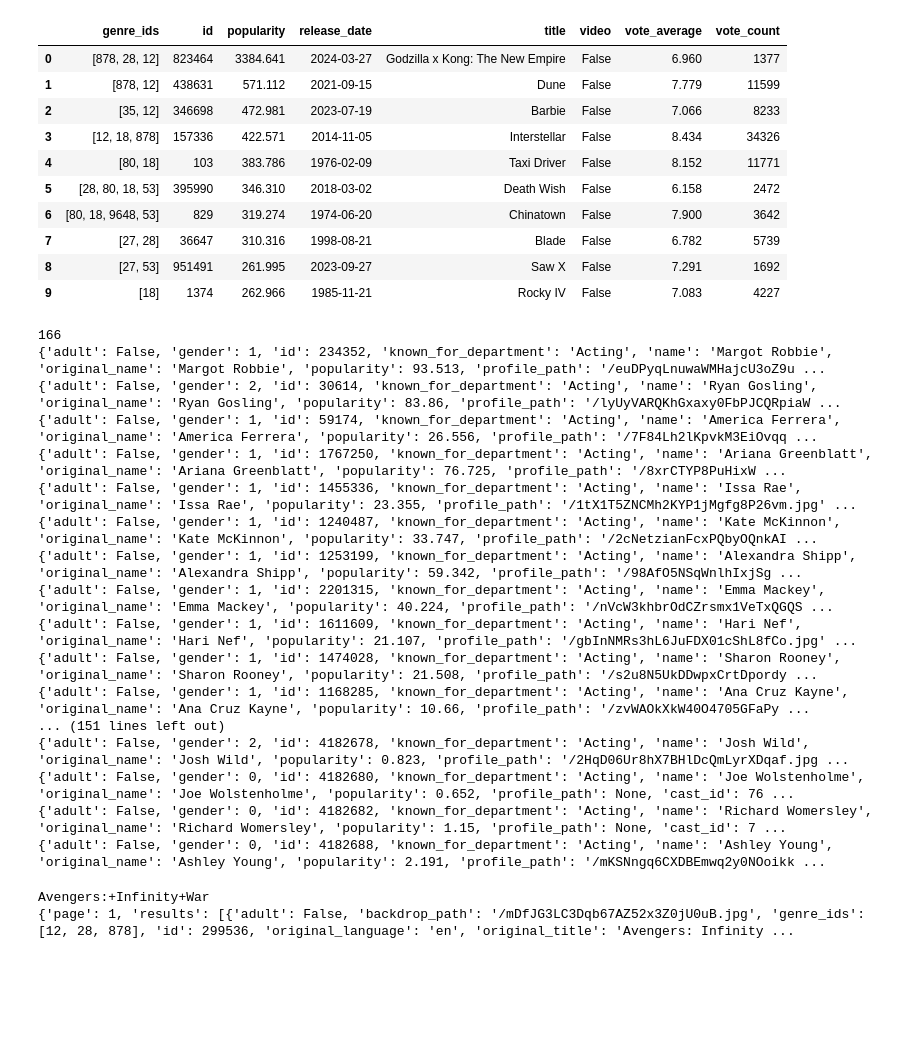
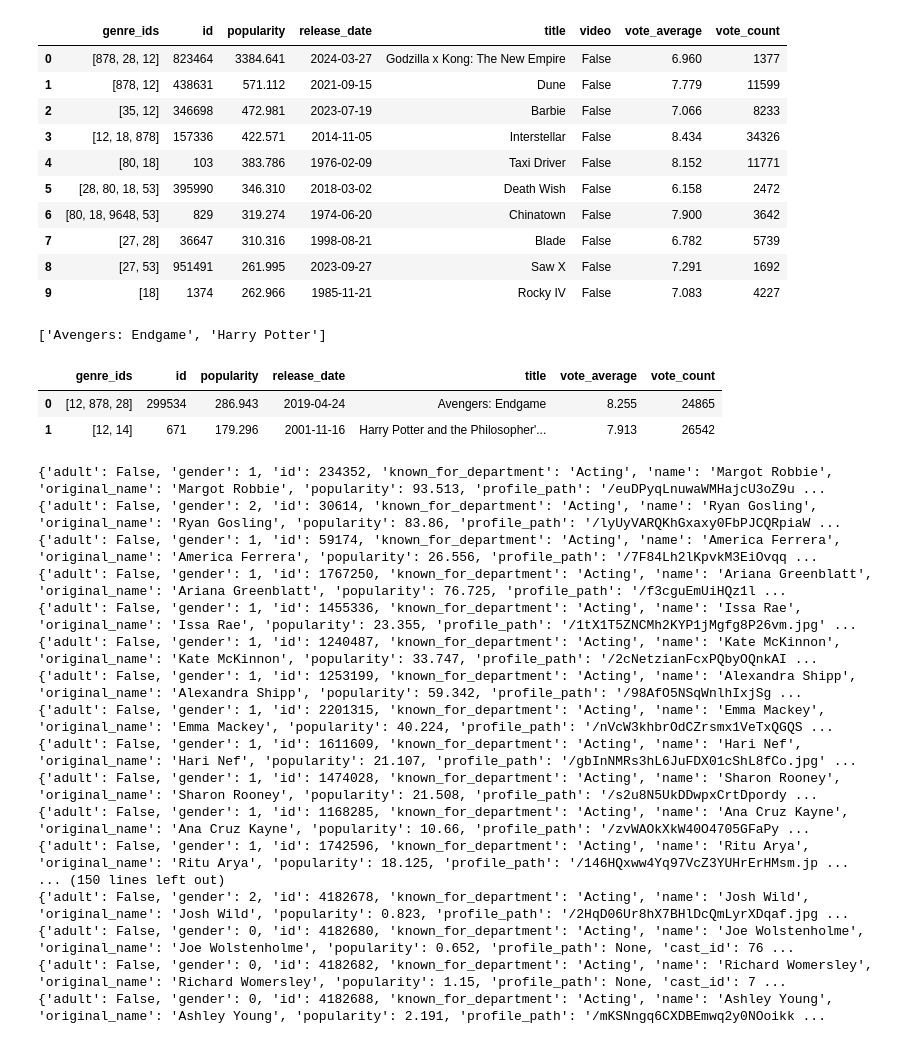
Before and after one commit to mlcuadra1/MBTI-movies-EDA, a Jupyter notebook: notebooks/Script 5 - TMDB-API.ipynb, the cells around one changed output. Drawn from its saved outputs; the diff is of its cells as text; code cells hidden in the pictures; blank space fills up the shorter version.

Commit message:
Set-up query via lists

```diff
--- a/notebooks/Script 5 - TMDB-API.ipynb
+++ b/notebooks/Script 5 - TMDB-API.ipynb
@@ -56,6 +49,40 @@ df
 | 7 | [27, 28] | 36647 | 310.316 | 1998-08-21 | Blade | False | 6.782 | 5739 |
 | 8 | [27, 53] | 951491 | 261.995 | 2023-09-27 | Saw X | False | 7.291 | 1692 |
 | 9 | [18] | 1374 | 262.966 | 1985-11-21 | Rocky IV | False | 7.083 | 4227 |
+# %%
+headers = {
+    "accept": "application/json",
+    "Authorization": "Bearer eyJhbGciOiJIUzI1NiJ9.eyJhdWQiOiJjYmMwMDBjMGE5YzZjZmNkMDYxYWIyN2EzMjA1YjM0NiIsInN1YiI6IjY2NDRlMzUzM2YwMGEzYTg5YjViZDFkMiIsInNjb3BlcyI6WyJhcGlfcmVhZCJdLCJ2ZXJzaW9uIjoxfQ._E0exiVUWU6c_FyyCeGdqQpaOM_tFDreyWlV6bmclPk"
+}
+
+user = ['first', 'second']
+movie_title = ['Avengers: Endgame', 'Harry Potter']
+movie_df = pd.DataFrame({'user': user, 'movie_title': movie_title})
+movie_df
+
+movie_list = list(movie_df['movie_title'])
+print(movie_list)
+
+movie_dict_list = []
+for title in movie_list:
+    stripped_name = title.replace(' ', '+')
+    url = 'https://api.themoviedb.org/3/search/movie?query=' + stripped_name + '&api_key=cbc000c0a9c6cfcd061ab27a3205b346'
+    response = requests.get(url, headers=headers)
+    data = response.json()
+
+    # While data above is a dictionary, it contains more dictionaries within it, so narrow down
+    movie_data = data['results'][0]
+    movie_dict_list.append(movie_data)
+
+movie_details_df = pd.DataFrame(data=movie_dict_list)
+df.drop(columns=['adult', 'backdrop_path', 'original_language', 'original_title', 'overview', 'poster_path', 'video'], inplace=True)
+# df.to_csv('../data/Data - TMDb-movies.csv', index=False)
+df
+# %% [output]
+['Avengers: Endgame', 'Harry Potter']
+|  | genre_ids | id | popularity | release_date | title | vote_average | vote_count |
+| 0 | [12, 878, 28] | 299534 | 286.943 | 2019-04-24 | Avengers: Endgame | 8.255 | 24865 |
+| 1 | [12, 14] | 671 | 179.296 | 2001-11-16 | Harry Potter and the Philosopher'... | 7.913 | 26542 |
 # %%
 # url = "https://api.themoviedb.org/3/movie/346698/credits?language=en-US"
 
@@ -63,25 +90,23 @@ headers = {
     "accept": "application/json",
     "Authorization": "Bearer eyJhbGciOiJIUzI1NiJ9.eyJhdWQiOiJjYmMwMDBjMGE5YzZjZmNkMDYxYWIyN2EzMjA1YjM0NiIsInN1YiI6IjY2NDRlMzUzM2YwMGEzYTg5YjViZDFkMiIsInNjb3BlcyI6WyJhcGlfcmVhZCJdLCJ2ZXJzaW9uIjoxfQ._E0exiVUWU6c_FyyCeGdqQpaOM_tFDreyWlV6bmclPk"
 }
-
 response = requests.get(url, headers=headers)
 
+movie_id_list = [346698]
+
 dict_list = []
-for page_num in range(1):
-    # url = "https://api.themoviedb.org/3/discover/movie?api_key=cbc000c0a9c6cfcd061ab27a3205b346&page="+str(page_num+1)
-    url = "https://api.themoviedb.org/3/movie/346698/credits?language=en-US"
+for movie_id in movie_id_list:
+    url = 'https://api.themoviedb.org/3/movie/' + str(movie_id) + '/credits?language=en-US'
     response = requests.get(url, headers=headers)
     data = response.json()
     cast_len = len(data['cast'])
-    print(cast_len)
     for cast in range(cast_len):
         print(data['cast'][cast])
 # %% [output]
-166
 {'adult': False, 'gender': 1, 'id': 234352, 'known_for_department': 'Acting', 'name': 'Margot Robbie', 'original_name': 'Margot Robbie', 'popularity': 93.513, 'profile_path': '/euDPyqLnuwaWMHajcU3oZ9u ...
 {'adult': False, 'gender': 2, 'id': 30614, 'known_for_department': 'Acting', 'name': 'Ryan Gosling', 'original_name': 'Ryan Gosling', 'popularity': 83.86, 'profile_path': '/lyUyVARQKhGxaxy0FbPJCQRpiaW ...
 {'adult': False, 'gender': 1, 'id': 59174, 'known_for_department': 'Acting', 'name': 'America Ferrera', 'original_name': 'America Ferrera', 'popularity': 26.556, 'profile_path': '/7F84Lh2lKpvkM3EiOvqq ...
-{'adult': False, 'gender': 1, 'id': 1767250, 'known_for_department': 'Acting', 'name': 'Ariana Greenblatt', 'original_name': 'Ariana Greenblatt', 'popularity': 76.725, 'profile_path': '/8xrCTYP8PuHixW ...
+{'adult': False, 'gender': 1, 'id': 1767250, 'known_for_department': 'Acting', 'name': 'Ariana Greenblatt', 'original_name': 'Ariana Greenblatt', 'popularity': 76.725, 'profile_path': '/f3cguEmUiHQz1l ...
 {'adult': False, 'gender': 1, 'id': 1455336, 'known_for_department': 'Acting', 'name': 'Issa Rae', 'original_name': 'Issa Rae', 'popularity': 23.355, 'profile_path': '/1tX1T5ZNCMh2KYP1jMgfg8P26vm.jpg' ...
 {'adult': False, 'gender': 1, 'id': 1240487, 'known_for_department': 'Acting', 'name': 'Kate McKinnon', 'original_name': 'Kate McKinnon', 'popularity': 33.747, 'profile_path': '/2cNetzianFcxPQbyOQnkAI ...
 {'adult': False, 'gender': 1, 'id': 1253199, 'known_for_department': 'Acting', 'name': 'Alexandra Shipp', 'original_name': 'Alexandra Shipp', 'popularity': 59.342, 'profile_path': '/98AfO5NSqWnlhIxjSg ...
@@ -89,35 +114,9 @@ for page_num in range(1):
 {'adult': False, 'gender': 1, 'id': 1611609, 'known_for_department': 'Acting', 'name': 'Hari Nef', 'original_name': 'Hari Nef', 'popularity': 21.107, 'profile_path': '/gbInNMRs3hL6JuFDX01cShL8fCo.jpg' ...
 {'adult': False, 'gender': 1, 'id': 1474028, 'known_for_department': 'Acting', 'name': 'Sharon Rooney', 'original_name': 'Sharon Rooney', 'popularity': 21.508, 'profile_path': '/s2u8N5UkDDwpxCrtDpordy ...
 {'adult': False, 'gender': 1, 'id': 1168285, 'known_for_department': 'Acting', 'name': 'Ana Cruz Kayne', 'original_name': 'Ana Cruz Kayne', 'popularity': 10.66, 'profile_path': '/zvWAOkXkW40O4705GFaPy ...
-... (151 lines left out)
+{'adult': False, 'gender': 1, 'id': 1742596, 'known_for_department': 'Acting', 'name': 'Ritu Arya', 'original_name': 'Ritu Arya', 'popularity': 18.125, 'profile_path': '/146HQxww4Yq97VcZ3YUHrErHMsm.jp ...
+... (150 lines left out)
 {'adult': False, 'gender': 2, 'id': 4182678, 'known_for_department': 'Acting', 'name': 'Josh Wild', 'original_name': 'Josh Wild', 'popularity': 0.823, 'profile_path': '/2HqD06Ur8hX7BHlDcQmLyrXDqaf.jpg ...
 {'adult': False, 'gender': 0, 'id': 4182680, 'known_for_department': 'Acting', 'name': 'Joe Wolstenholme', 'original_name': 'Joe Wolstenholme', 'popularity': 0.652, 'profile_path': None, 'cast_id': 76 ...
 {'adult': False, 'gender': 0, 'id': 4182682, 'known_for_department': 'Acting', 'name': 'Richard Womersley', 'original_name': 'Richard Womersley', 'popularity': 1.15, 'profile_path': None, 'cast_id': 7 ...
 {'adult': False, 'gender': 0, 'id': 4182688, 'known_for_department': 'Acting', 'name': 'Ashley Young', 'original_name': 'Ashley Young', 'popularity': 2.191, 'profile_path': '/mKSNngq6CXDBEmwq2y0NOoikk ...
-# %%
-
-
-headers = {
-    "accept": "application/json",
-    "Authorization": "Bearer eyJhbGciOiJIUzI1NiJ9.eyJhdWQiOiJjYmMwMDBjMGE5YzZjZmNkMDYxYWIyN2EzMjA1YjM0NiIsInN1YiI6IjY2NDRlMzUzM2YwMGEzYTg5YjViZDFkMiIsInNjb3BlcyI6WyJhcGlfcmVhZCJdLCJ2ZXJzaW9uIjoxfQ._E0exiVUWU6c_FyyCeGdqQpaOM_tFDreyWlV6bmclPk"
-}
-
-response = requests.get(url, headers=headers)
-
-dict_list = []
-for page_num in range(1):
-    # url = "https://api.themoviedb.org/3/discover/movie?api_key=cbc000c0a9c6cfcd061ab27a3205b346&page="+str(page_num+1)
-    movie_name = 'Avengers: Infinity War'
-    stripped_name = movie_name.replace(' ', '+')
-    print(stripped_name)
-    url = 'https://api.themoviedb.org/3/search/movie?query=' + stripped_name +'&api_key=cbc000c0a9c6cfcd061ab27a3205b346'
-    response = requests.get(url, headers=headers)
-    data = response.json()
-    print(data)
-    # cast_len = len(data['cast'])
-    # print(cast_len)
-    # for cast in range(cast_len):
-    #     print(data['cast'][cast])
-# %% [output]
-Avengers:+Infinity+War
-{'page': 1, 'results': [{'adult': False, 'backdrop_path': '/mDfJG3LC3Dqb67AZ52x3Z0jU0uB.jpg', 'genre_ids': [12, 28, 878], 'id': 299536, 'original_language': 'en', 'original_title': 'Avengers: Infinity ...
```
Also changed, not shown: parts of 4 cells of this notebook, 1 other file.
